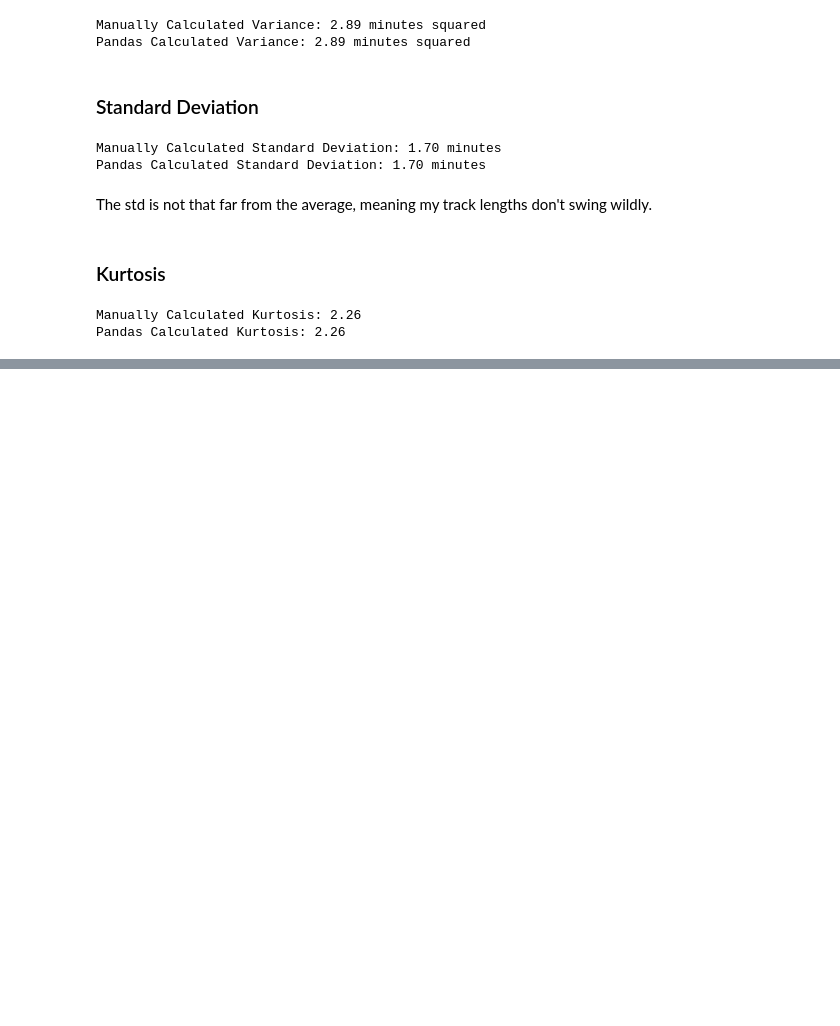
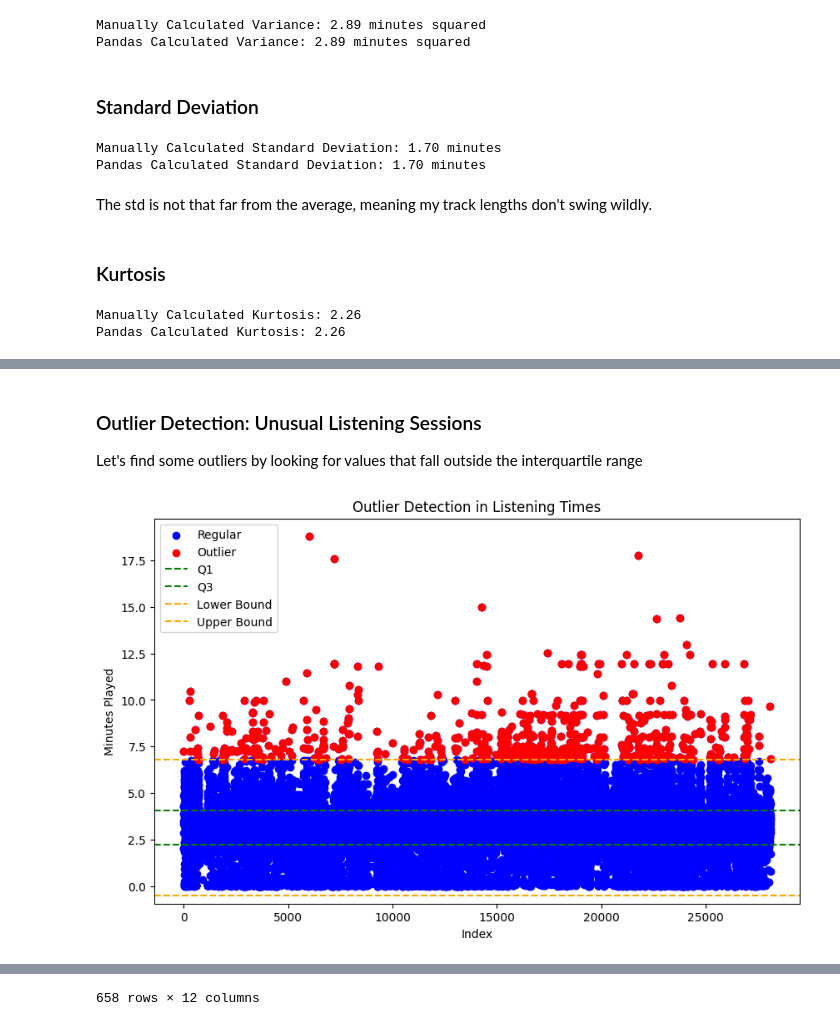
Before and after one commit to iam-hbk/Spotify-Data-Analysis, a Jupyter notebook: Assignment2.ipynb, the cells around one changed output, grey strips where cells are left out. Drawn from its saved outputs; the diff is of its cells as text; code cells hidden in the pictures; blank space fills up the shorter version.

```diff
--- a/Assignment2.ipynb
+++ b/Assignment2.ipynb
@@ -465,0 +705,17 @@ Pandas Calculated Kurtosis: 2.26
+# %%
+# Categorize listening events into 'weekday' and 'weekend'
+all_streaming_df['weekend'] = all_streaming_df['dayOfWeek'].isin(['Saturday', 'Sunday'])
+
+# Calculate mean listening times for weekdays and weekends
+weekday_mean = all_streaming_df[all_streaming_df['weekend'] == False]['minutesPlayed'].mean()
+weekend_mean = all_streaming_df[all_streaming_df['weekend'] == True]['minutesPlayed'].mean()
+
+
+# Perform T-test
+t_stat, p_value = stats.ttest_ind(
+    all_streaming_df[all_streaming_df['weekend'] == False]['minutesPlayed'],
+    all_streaming_df[all_streaming_df['weekend'] == True]['minutesPlayed'],
+    equal_var=False
+)
+
+print(f"T-statistic: {t_stat}, P-value: {p_value}")
@@ -465,0 +761,50 @@ Pandas Calculated Kurtosis: 2.26
+# %% [markdown]
+### Outlier Detection: Unusual Listening Sessions
+
+Let's find some outliers by looking for values that fall outside the interquartile range
+# %%
+# Calculate IQR
+Q1 = all_streaming_df["minutesPlayed"].quantile(0.25)
+Q3 = all_streaming_df["minutesPlayed"].quantile(0.75)
+IQR = Q3 - Q1
+
+# Determine bounds for outliers
+lower_bound = Q1 - 1.5 * IQR
+# lower_bound = 0.001 # Just checking something
+upper_bound = Q3 + 1.5 * IQR
+
+# Detect outliers
+outliers = all_streaming_df[
+    (all_streaming_df["minutesPlayed"] < lower_bound)
+    | (all_streaming_df["minutesPlayed"] > upper_bound)
+]
+
+# Plotting the results
+plt.figure(figsize=(10, 6))
+
+# Plot all listening times as blue dots
+plt.scatter(
+    all_streaming_df.index,
+    all_streaming_df["minutesPlayed"],
+    color="blue",
+    label="Regular",
+)
+
+# Plot outliers as red dots
+plt.scatter(outliers.index, outliers["minutesPlayed"], color="red", label="Outlier")
+
+plt.axhline(y=Q1, color="green", linestyle="--", label="Q1")
+plt.axhline(y=Q3, color="green", linestyle="--", label="Q3")
+plt.axhline(y=lower_bound, color="orange", linestyle="--", label="Lower Bound")
+plt.axhline(y=upper_bound, color="orange", linestyle="--", label="Upper Bound")
+
+plt.title("Outlier Detection in Listening Times")
+plt.xlabel("Index")
+plt.ylabel("Minutes Played")
+plt.legend()
+plt.show()
+
+# Return outliers for further examination
+outliers
+# %% [output]
+[figure, added]
@@ -465,0 +823 @@ Pandas Calculated Kurtosis: 2.26
+658 rows × 12 columns
```
Also changed, not shown: parts of 85 cells of this notebook, 3 other files.
